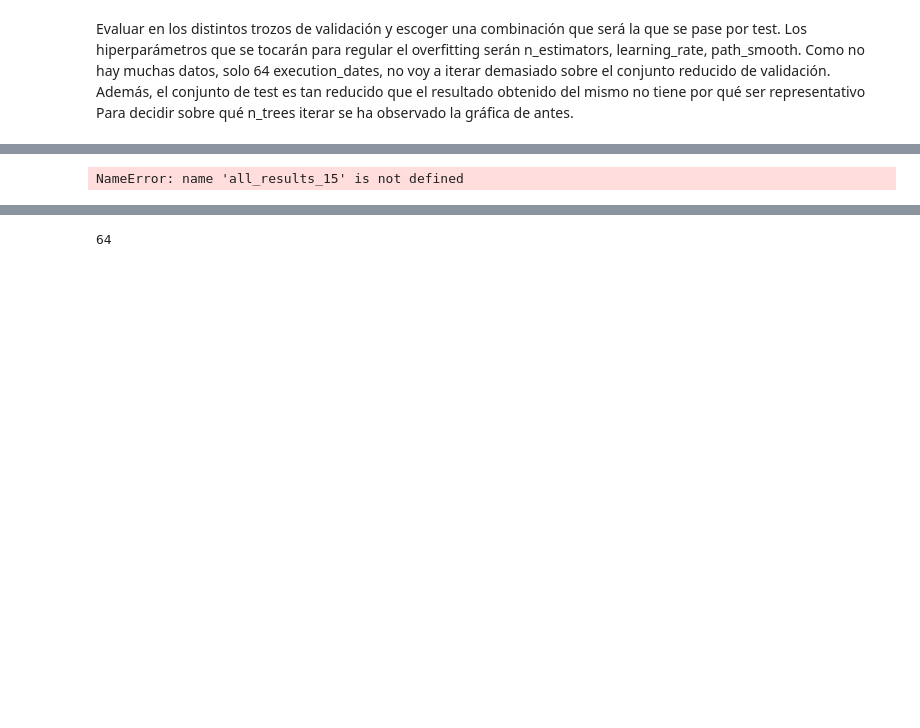
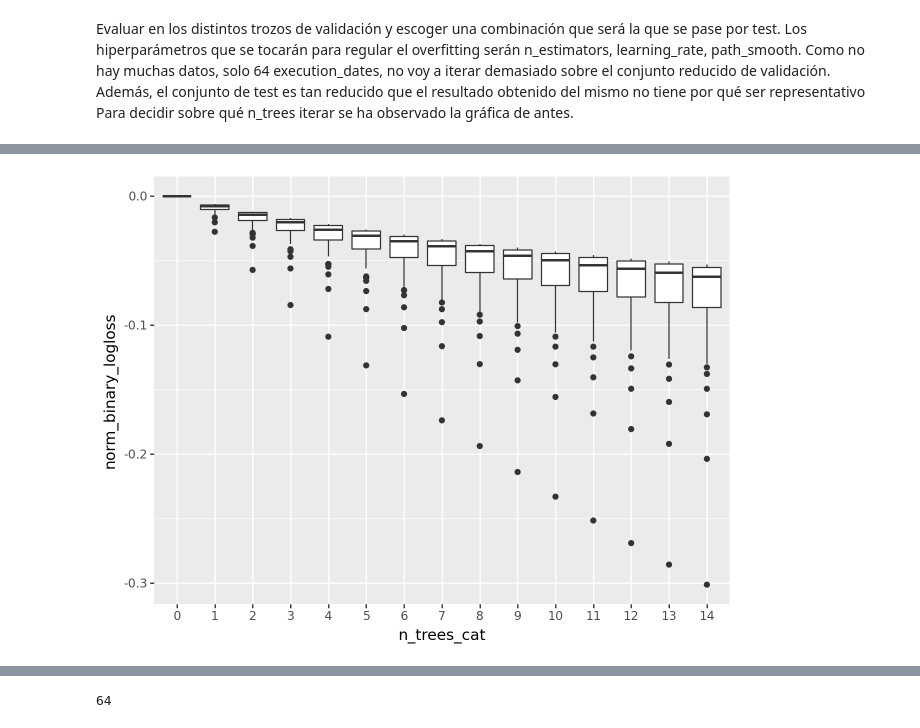
Before and after one commit to raqueel-ff/zrive-ds, a Jupyter notebook: src/module_5/module5.ipynb, the cells around one changed output, grey strips where cells are left out. Saved outputs shown, nothing was run; the diff lists cells and outputs as text; code cells hidden in the pictures; blank space fills up the shorter version.

Commit message:
Parameter n_estimator

```diff
--- a/src/module_5/module5.ipynb
+++ b/src/module_5/module5.ipynb
@@ -268,7 +268,7 @@ execution_dates = np.sort( data_set['execution_date'].unique() )
 # %% [markdown]
 This is the main training loop: it goes through each different `execution_date` and calls `run_model_for_execution_date`. All the results are stored in `all_results` and the predictions in `all_predicted_tickers_list`.
 # %%
-def train_model_across_periods(all_results, all_predicted_tickers_list,all_models):
+def train_model_across_periods(n_trees):
     all_results = {}
     all_predicted_tickers_list = []
     all_models = {}
@@ -280,7 +280,7 @@ def train_model_across_periods(all_results, all_predicted_tickers_list,all_model
 
     return all_results,all_predicted_tickers_list, all_models
 # %%
-all_results, all_predicted_tickers_list,all_models = train_model_across_periods(all_results, all_predicted_tickers_list,all_models)
+all_results, all_predicted_tickers_list,all_models = train_model_across_periods(n_trees)
 # %% [output]
 2005-06-30T00:00:00.000000000
 2005-09-30T00:00:00.000000000
@@ -565,18 +565,20 @@ Los hiperparámetros que se tocarán para regular el overfitting serán n_estima
 Para decidir sobre qué n_trees iterar se ha observado la gráfica de antes.
 # %%
 n_estimators = [15,25]
-lrs = [10e-3]
-params = {
-            "random_state":1,
-            "verbosity": -1,
-            "n_jobs":10,
-            "objective": 'binary',
-            "metric": 'binary_logloss',
-            "learning_rate": lrs,
-            "path_smooth": 0.2,
-            "n_estimators":n_estimators}
+# lrs = [10e-3]
+# params = {
+#             "random_state":1,
+#             "verbosity": -1,
+#             "n_jobs":10,
+#             "objective": 'binary',
+#             "metric": 'binary_logloss',
+#             "learning_rate": lrs,
+#             "path_smooth": 0.2,
+#             "n_estimators":n_estimators}
 
+results_hyp = {}
 for n_estimator in n_estimators:
-    print(f'all_results_{n_estimator}')
-    f'all_results_{n_estimator}',f'all_predicted_tickers_{n_estimator}',f'all_models_{n_estimator}'= train_model_across_periods(f'all_results_{n_estimator}',f'all_predicted_tickers_{n_estimator}',f'all_models_{n_estimator}')
+    print(f'Training model with n_estimators={n_estimator}')
+    all_results_hyp, all_predicted_tickers_hyp, all_models_hyp =  train_model_across_periods(n_estimator)
+    results_hyp[n_estimator] = (all_results_hyp, all_predicted_tickers_hyp, all_models_hyp)
 # %% [output]
@@ -584,6 +602,2 @@ SyntaxError: cannot assign to f-string expression here. Maybe you meant '==' ins
-# %%
-all_results_15
-# %% [output]
-NameError: name 'all_results_15' is not defined
 # %%
 for n_estimator in n_estimators:
@@ -592,2 +606,8 @@ for n_estimator in n_estimators:
     f'train_lc_{n_estimator}["n_trees_cat"]' = pd.Categorical(train_lc['n_trees'],categories=sorted(train_lc['n_trees'].unique()))
     f'test_lc_{n_estimator}["n_trees_cat"]' = pd.Categorical(test_lc['n_trees'],categories=sorted(test_lc['n_trees'].unique()))
+# %%
+all_results_15, all_predicted_tickers_15, all_models_15 = results_hyp[15]
+train_lc_15 = return_norm_learning_curves("training",all_results_15)
+train_lc_15["n_trees_cat"] = pd.Categorical(train_lc_15['n_trees'],categories=sorted(train_lc_15['n_trees'].unique()))
+test_lc_15 = return_norm_learning_curves("valid_0",all_results_15)
+test_lc_15["n_trees_cat"] = pd.Categorical(test_lc_15['n_trees'],categories=sorted(test_lc_15['n_trees'].unique()))
@@ -593,0 +620,4 @@ for n_estimator in n_estimators:
+# %%
+ggplot(train_lc_15) + aes(x='n_trees_cat',y='norm_binary_logloss')+ geom_boxplot()
+# %% [output]
+[figure, added]
```
Also changed, not shown: parts of 6 cells of this notebook.
